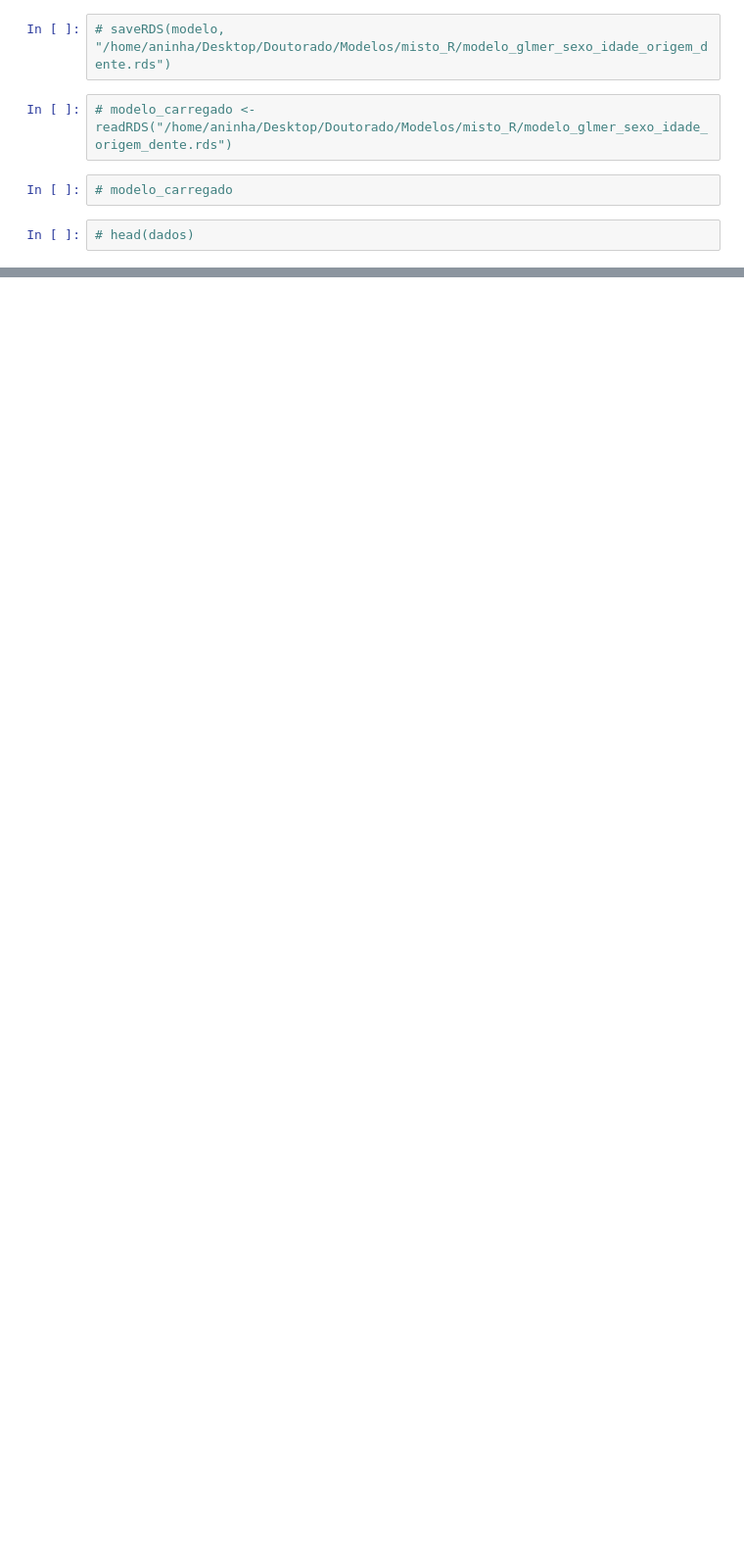
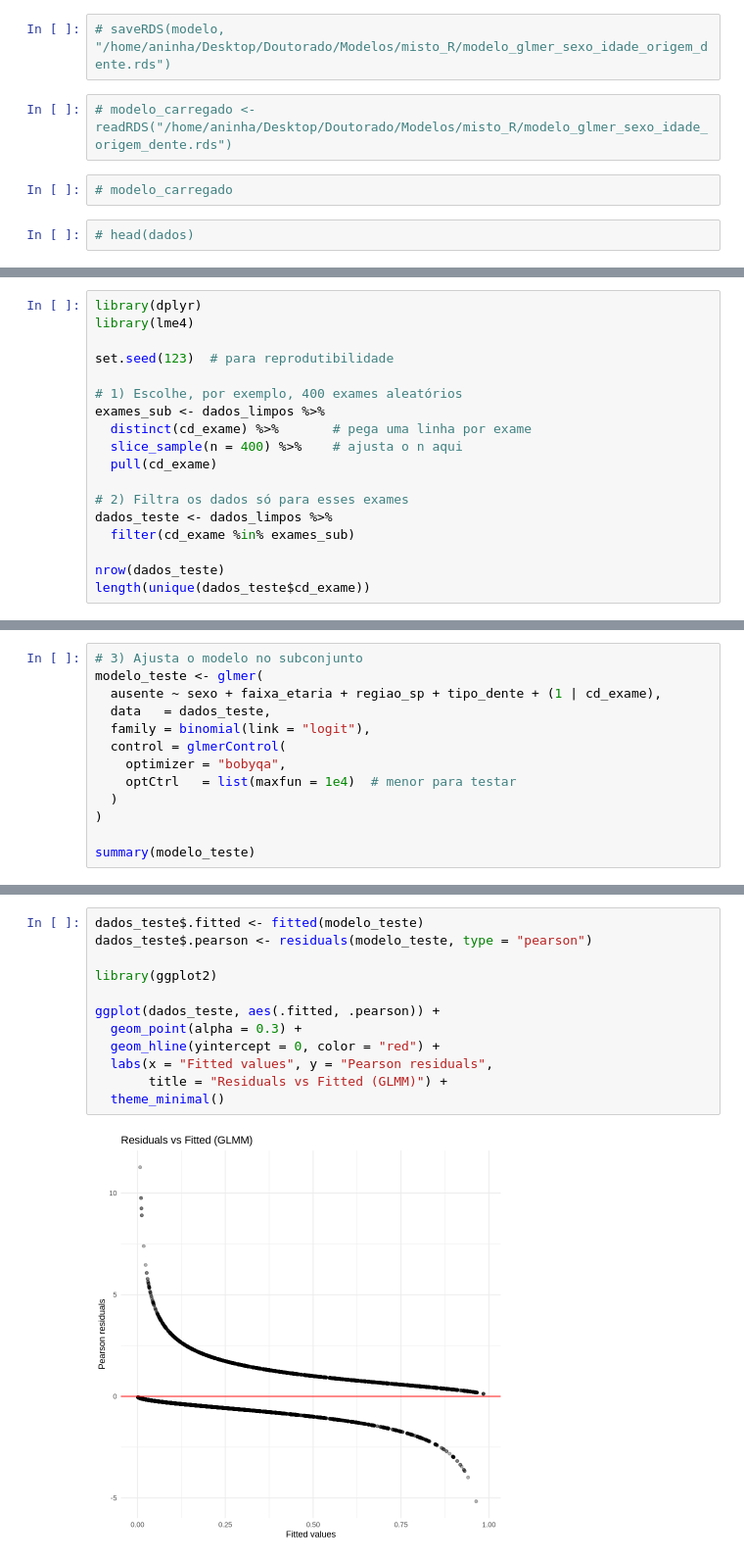
Before and after one commit to Cicconella/Doutorado, a Jupyter notebook: modelo_misto.ipynb, the cells around one changed output, grey strips where cells are left out. Shown at 98% size. Saved outputs shown, nothing was run; the diff lists cells and outputs as text; blank space fills up the shorter version.

Commit message:
codigo para modelo misto

```diff
--- a/modelo_misto.ipynb
+++ b/modelo_misto.ipynb
@@ -191,0 +242,18 @@ modelo2 <- glmer(
+# %%
+library(dplyr)
+library(lme4)
+
+set.seed(123)  # para reprodutibilidade
+
+# 1) Escolhe, por exemplo, 400 exames aleatórios
+exames_sub <- dados_limpos %>%
+  distinct(cd_exame) %>%       # pega uma linha por exame
+  slice_sample(n = 400) %>%    # ajusta o n aqui
+  pull(cd_exame)
+
+# 2) Filtra os dados só para esses exames
+dados_teste <- dados_limpos %>%
+  filter(cd_exame %in% exames_sub)
+
+nrow(dados_teste)
+length(unique(dados_teste$cd_exame))
@@ -191,0 +285,13 @@ modelo2 <- glmer(
+# %%
+# 3) Ajusta o modelo no subconjunto
+modelo_teste <- glmer(
+  ausente ~ sexo + faixa_etaria + regiao_sp + tipo_dente + (1 | cd_exame),
+  data   = dados_teste,
+  family = binomial(link = "logit"),
+  control = glmerControl(
+    optimizer = "bobyqa",
+    optCtrl   = list(maxfun = 1e4)  # menor para testar
+  )
+)
+
+summary(modelo_teste)
@@ -191,0 +453,14 @@ modelo2 <- glmer(
+# %%
+dados_teste$.fitted <- fitted(modelo_teste)
+dados_teste$.pearson <- residuals(modelo_teste, type = "pearson")
+
+library(ggplot2)
+
+ggplot(dados_teste, aes(.fitted, .pearson)) +
+  geom_point(alpha = 0.3) +
+  geom_hline(yintercept = 0, color = "red") +
+  labs(x = "Fitted values", y = "Pearson residuals",
+       title = "Residuals vs Fitted (GLMM)") +
+  theme_minimal()
+# %% [output]
+[figure, added]
```
Also changed, not shown: parts of 50 cells of this notebook.
